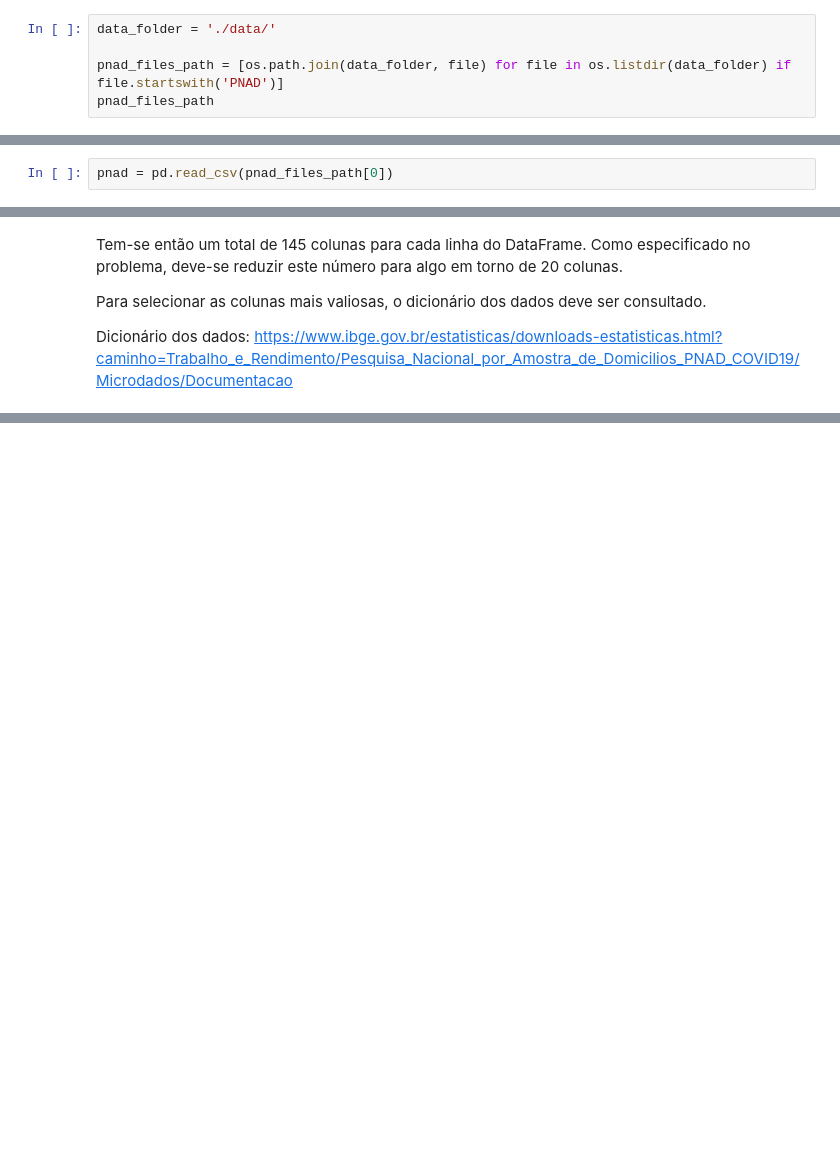
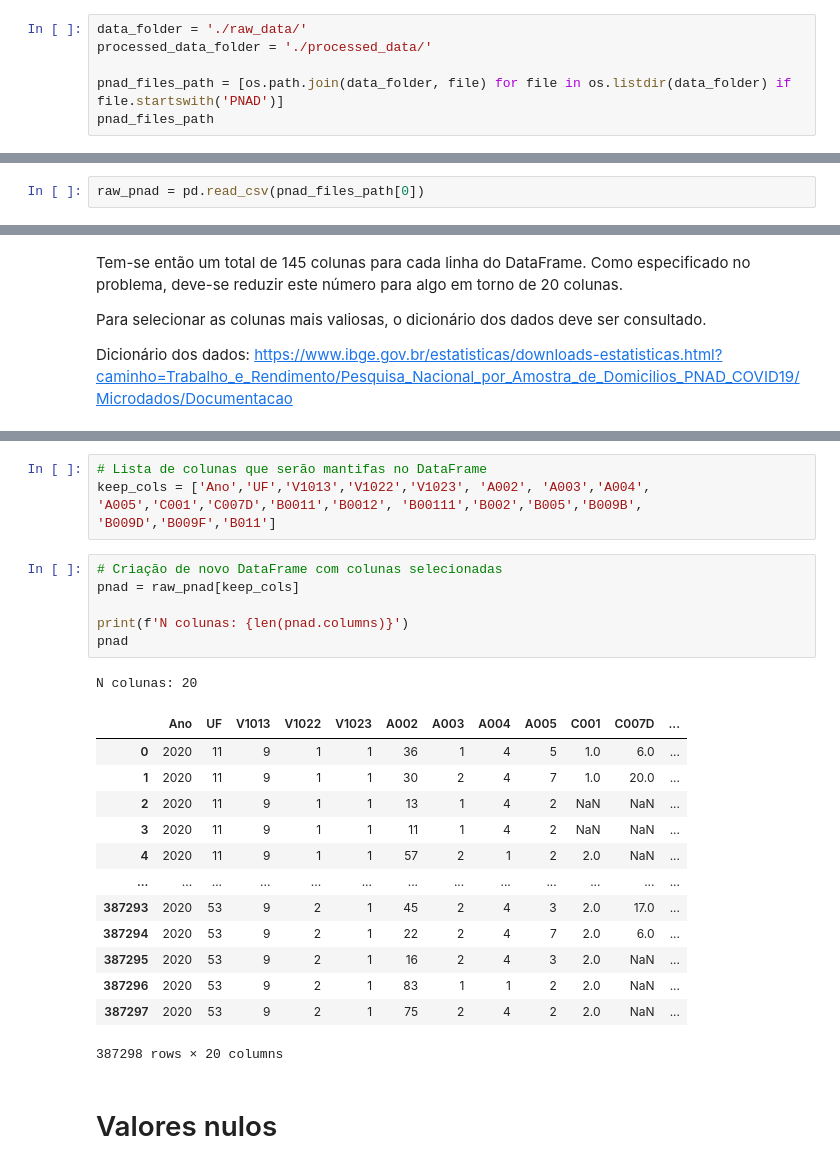
Before and after one commit to jackson-simionato/fase3_pos_tech, a Jupyter notebook: Tech_Challenge_Fase_3/1_process_filter_data.ipynb, the cells around one changed output, grey strips where cells are left out. Saved outputs shown, nothing was run; the diff lists cells and outputs as text; blank space fills up the shorter version.

```diff
--- a/Tech_Challenge_Fase_3/1_process_filter_data.ipynb
+++ b/Tech_Challenge_Fase_3/1_process_filter_data.ipynb
@@ -30,7 +30,8 @@ import os
 # %% [markdown]
 # Leitura dos arquivos brutos
 # %%
-data_folder = './data/'
+data_folder = './raw_data/'
+processed_data_folder = './processed_data/'
 
 pnad_files_path = [os.path.join(data_folder, file) for file in os.listdir(data_folder) if file.startswith('PNAD')]
 pnad_files_path
@@ -41,3 +42,3 @@ pnad_files_path
 # %%
-pnad = pd.read_csv(pnad_files_path[0])
+raw_pnad = pd.read_csv(pnad_files_path[0])
 # %%
@@ -84,0 +108,26 @@ Dicionário dos dados: https://www.ibge.gov.br/estatisticas/downloads-estatistic
+# %%
+# Lista de colunas que serão mantifas no DataFrame
+keep_cols = ['Ano','UF','V1013','V1022','V1023', 'A002', 'A003','A004', 'A005','C001','C007D','B0011','B0012', 'B00111','B002','B005','B009B', 'B009D','B009F','B011']
+# %%
+# Criação de novo DataFrame com colunas selecionadas
+pnad = raw_pnad[keep_cols]
+
+print(f'N colunas: {len(pnad.columns)}')
+pnad
+# %% [output]
+N colunas: 20
+|  | Ano | UF | V1013 | V1022 | V1023 | A002 | A003 | A004 | A005 | C001 | C007D | ... |
+| 0 | 2020 | 11 | 9 | 1 | 1 | 36 | 1 | 4 | 5 | 1.0 | 6.0 | ... |
+| 1 | 2020 | 11 | 9 | 1 | 1 | 30 | 2 | 4 | 7 | 1.0 | 20.0 | ... |
+| 2 | 2020 | 11 | 9 | 1 | 1 | 13 | 1 | 4 | 2 | NaN | NaN | ... |
+| 3 | 2020 | 11 | 9 | 1 | 1 | 11 | 1 | 4 | 2 | NaN | NaN | ... |
+| 4 | 2020 | 11 | 9 | 1 | 1 | 57 | 2 | 1 | 2 | 2.0 | NaN | ... |
+| ... | ... | ... | ... | ... | ... | ... | ... | ... | ... | ... | ... | ... |
+| 387293 | 2020 | 53 | 9 | 2 | 1 | 45 | 2 | 4 | 3 | 2.0 | 17.0 | ... |
+| 387294 | 2020 | 53 | 9 | 2 | 1 | 22 | 2 | 4 | 7 | 2.0 | 6.0 | ... |
+| 387295 | 2020 | 53 | 9 | 2 | 1 | 16 | 2 | 4 | 3 | 2.0 | NaN | ... |
+| 387296 | 2020 | 53 | 9 | 2 | 1 | 83 | 1 | 1 | 2 | 2.0 | NaN | ... |
+| 387297 | 2020 | 53 | 9 | 2 | 1 | 75 | 2 | 4 | 2 | 2.0 | NaN | ... |
+387298 rows × 20 columns
+# %% [markdown]
+# Valores nulos
```
Also changed, not shown: parts of 19 cells of this notebook.
